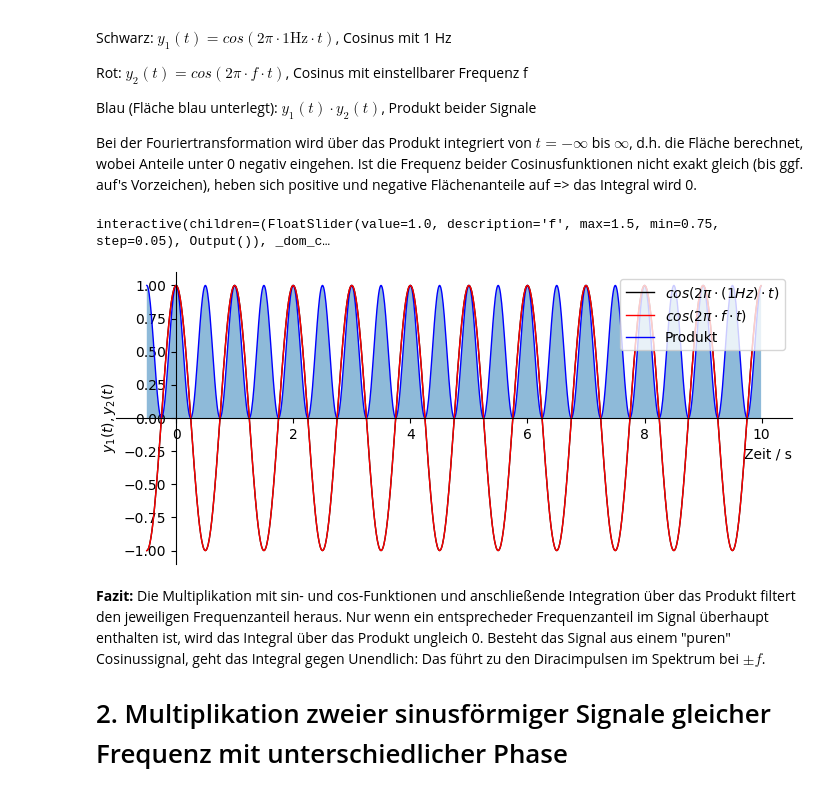
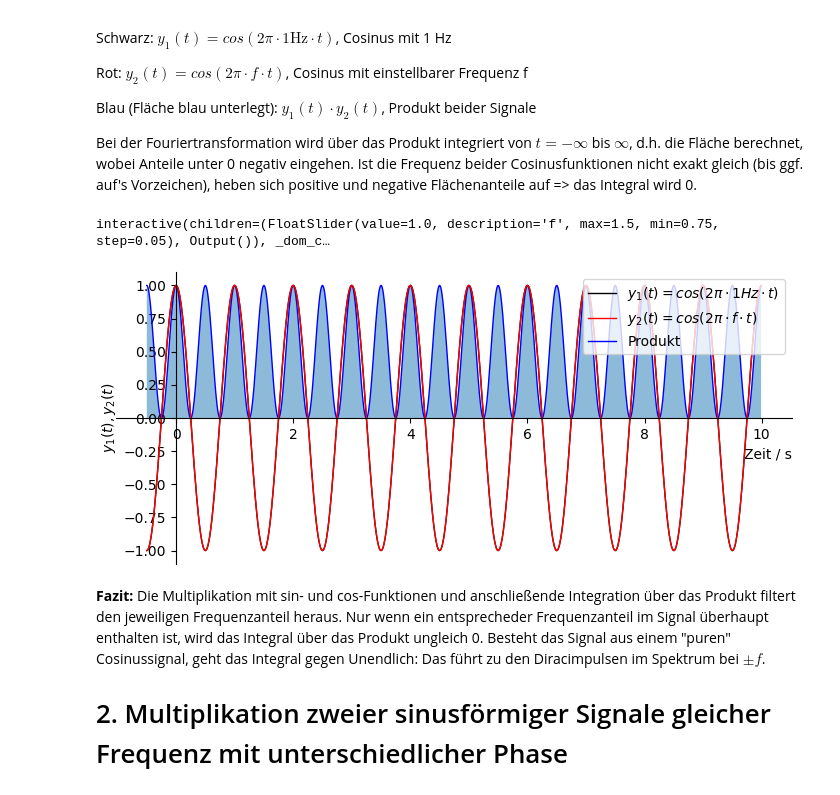
Before and after one commit to bdcodebase/JLdeployments, a Jupyter notebook: content/CosinusMultiplikation.ipynb, the cells around one changed output. Drawn from its saved outputs; the diff is of its cells as text; code cells hidden in the pictures.

```diff
--- a/content/CosinusMultiplikation.ipynb
+++ b/content/CosinusMultiplikation.ipynb
@@ -41,36 +41,36 @@ def myplotstyle(ax): # Hilfsfunktion, hübscht den Plot etwas auf
     ax.spines['right'].set_color('none')
     ax.spines['top'].set_color('none')
     ax.xaxis.set_ticks_position('bottom')
     ax.spines['bottom'].set_position(('data',0))
     ax.yaxis.set_ticks_position('left')
     ax.spines['left'].set_position(('data',0))
 
 def plotdata(f): # plotdata wird aufgerufen, wenn der Slider bewegt wird
     N=1000
     k = arange(-50,N) # Matlab: k = 0:N-1;
     fa = 100
     s = cos(2*pi*k/fa)
     s2 = cos(2*pi*k*f/fa)
     ax1.clear()
     ax1.fill_between(k/fa,s*s2, alpha=0.5) #fill_between(k/fa,s*s2, alpha=0.5)
     line3, = ax1.plot(k/fa,s*s2,label='Produkt', color='blue',linewidth=1.0, linestyle="-") # plot(k/fa,s*s2)
-    line1, = ax1.plot(k/fa,s,label=r'$y_1(t)=cos(2\pi\cdot 1 Hz)\cdot  t)$',
+    line1, = ax1.plot(k/fa,s,label=r'$y_1(t)=cos(2\pi\cdot 1 Hz\cdot  t)$',
                   color="black", linewidth=1.0, linestyle="-")
-    line2, = ax1.plot(k/fa,s2,label=r'$cos(2\pi\cdot f \cdot t)$',color="red", linewidth=1.0, linestyle="-")
+    line2, = ax1.plot(k/fa,s2,label=r'$y_2(t)=cos(2\pi\cdot f \cdot t)$',color="red", linewidth=1.0, linestyle="-")
     ax1.legend(handles=[line1, line2, line3],loc='upper right')
     #ax1.grid(linewidth='0.5')
     ax1.set_xlabel('Zeit / s',loc="right")
     ax1.set_ylabel('$y_1(t),y_2(t)$')
     myplotstyle(ax1)
     fig1.canvas.draw()
 
 interactive_plot = widgets.interactive(plotdata, f=widgets.FloatSlider(min=0.75, max=1.5, step=.05, value=1))
 display(interactive_plot)
 plt.show()
 #interactive_plot
 # %% [output]
 interactive(children=(FloatSlider(value=1.0, description='f', max=1.5, min=0.75, step=0.05), Output()), _dom_c…
-[figure, old version]
+[figure, new version]
 # %% [markdown]
 **Fazit:** Die Multiplikation mit sin- und cos-Funktionen und anschließende Integration über das Produkt filtert den jeweiligen Frequenzanteil heraus. Nur wenn ein entsprecheder Frequenzanteil im Signal überhaupt enthalten ist, wird das Integral über das Produkt ungleich 0. Besteht das Signal aus einem "puren" Cosinussignal, geht das Integral gegen Unendlich: Das führt zu den Diracimpulsen im Spektrum bei $\pm f$.
 
```
Also changed, not shown: parts of 1 cell of this notebook, 2 other files.
